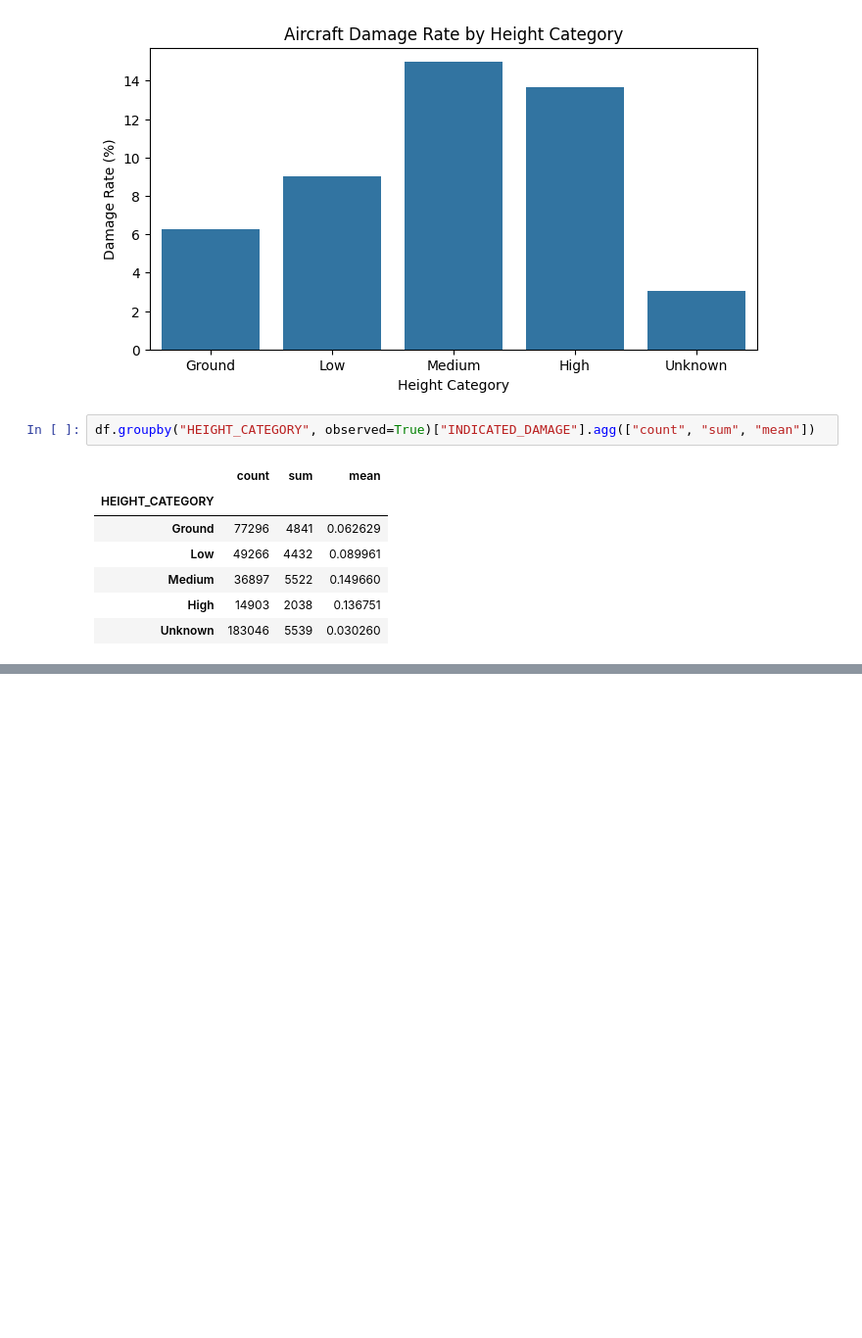
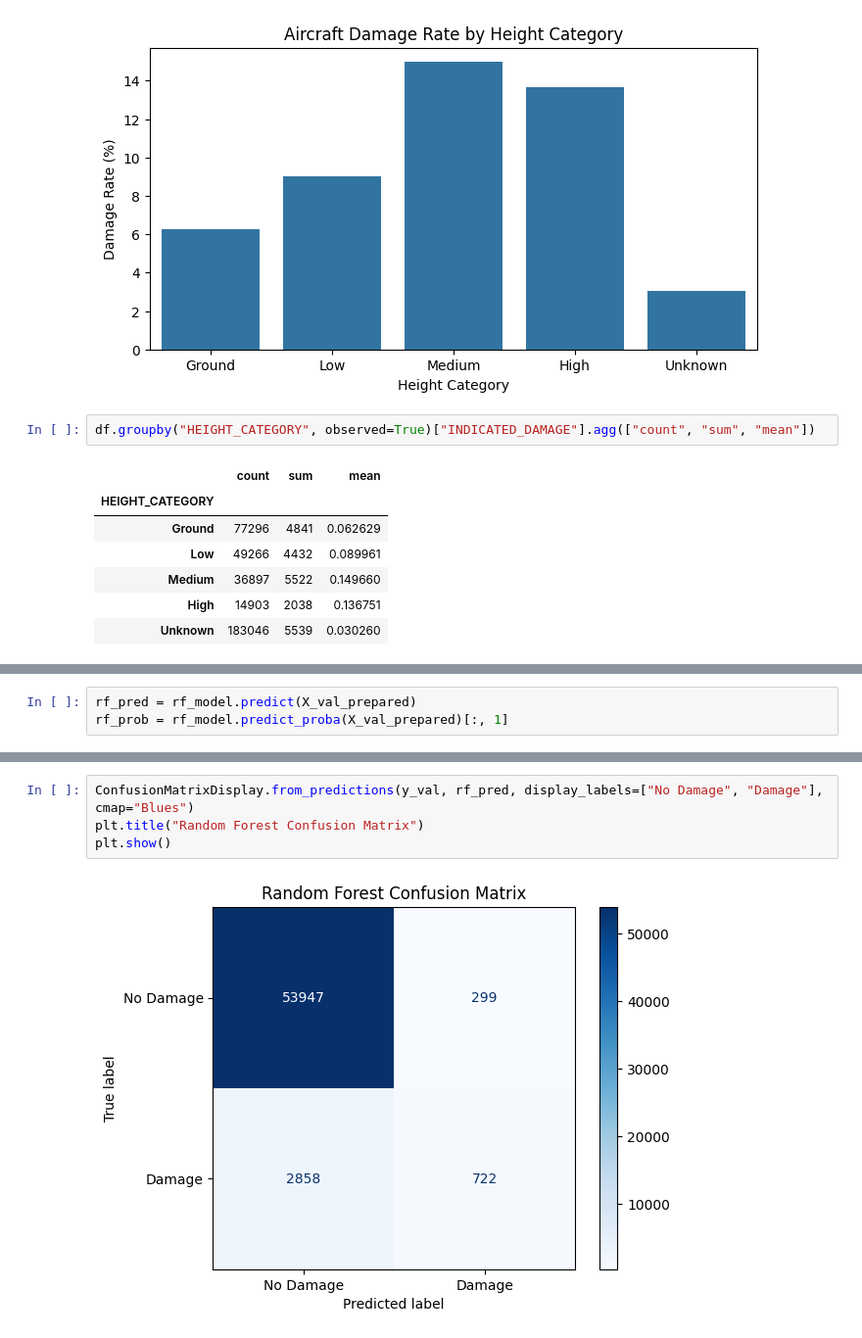
Before and after one commit to annasehgal/final-project-tech-68, a Jupyter notebook: Anna_TECH_68_Machine_learning_for_business_in_Python.ipynb, the cells around one changed output, grey strips where cells are left out. Shown at 98% size. Cells and saved outputs as stored; diff of their text form; blank space fills up the shorter version.

```diff
--- a/Anna_TECH_68_Machine_learning_for_business_in_Python.ipynb
+++ b/Anna_TECH_68_Machine_learning_for_business_in_Python.ipynb
@@ -885,0 +1031,3 @@ df.groupby("HEIGHT_CATEGORY", observed=True)["INDICATED_DAMAGE"].agg(["count", "
+# %%
+rf_pred = rf_model.predict(X_val_prepared)
+rf_prob = rf_model.predict_proba(X_val_prepared)[:, 1]
@@ -885,0 +1060,6 @@ df.groupby("HEIGHT_CATEGORY", observed=True)["INDICATED_DAMAGE"].agg(["count", "
+# %%
+ConfusionMatrixDisplay.from_predictions(y_val, rf_pred, display_labels=["No Damage", "Damage"], cmap="Blues")
+plt.title("Random Forest Confusion Matrix")
+plt.show()
+# %% [output]
+[figure, added]
```
Also changed, not shown: parts of 22 cells of this notebook.
